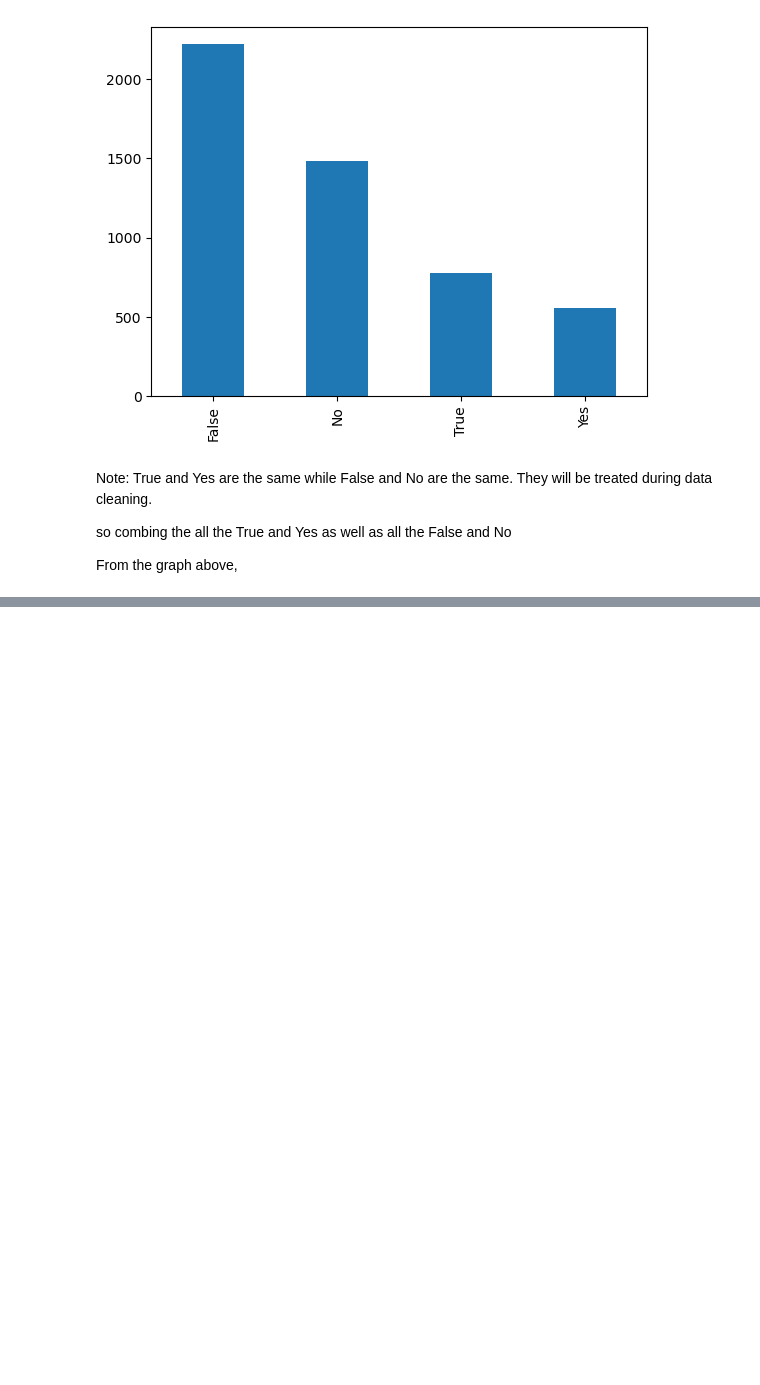
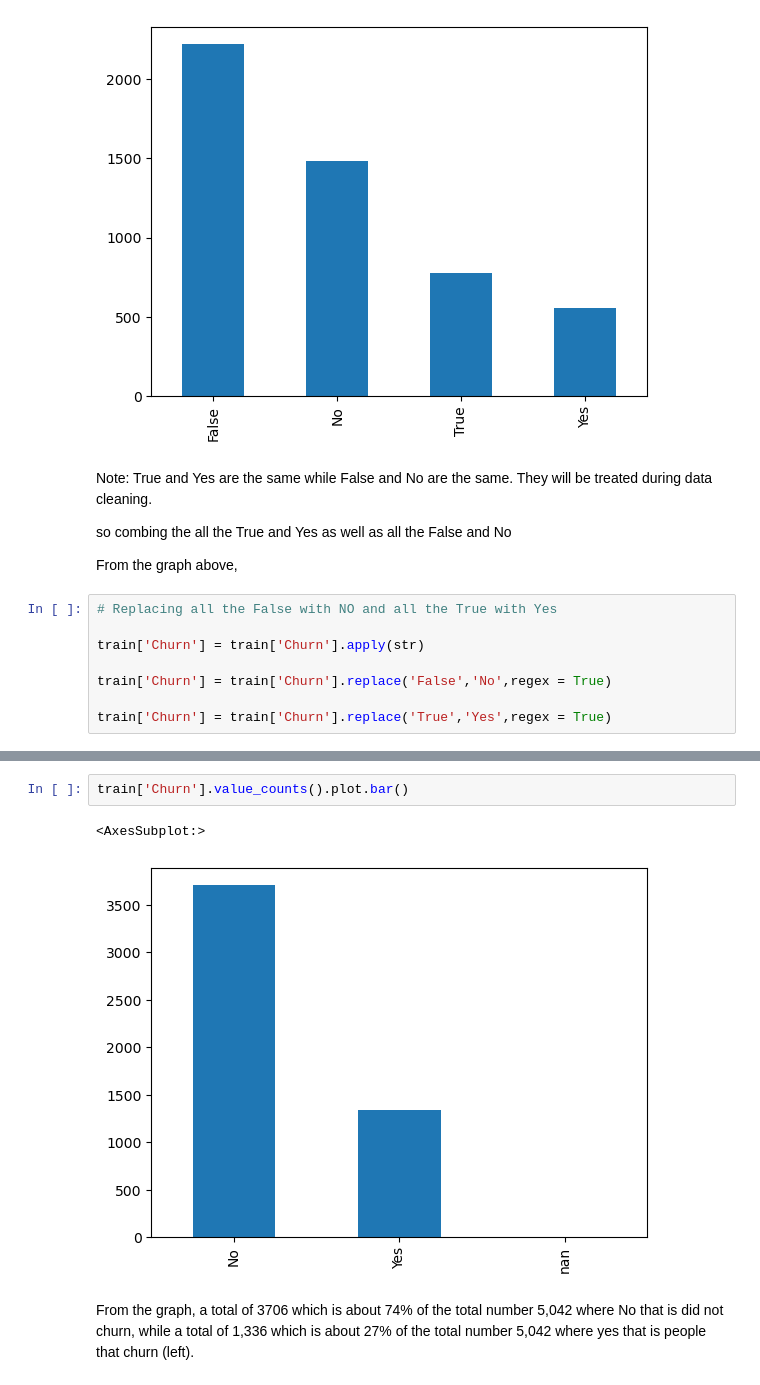
Before and after one commit to Christian-Iyke/Customer_Churn_Classification_Project, a Jupyter notebook: CUSTOMER_CHURN_PROJECT.ipynb, the cells around one changed output, grey strips where cells are left out. Drawn from its saved outputs; the diff is of its cells as text; blank space fills up the shorter version.

```diff
--- a/CUSTOMER_CHURN_PROJECT.ipynb
+++ b/CUSTOMER_CHURN_PROJECT.ipynb
@@ -411,3 +411,11 @@ so combing the all the True and Yes as well as all the False and No
 
 
 From the graph above,
+# %%
+# Replacing all the False with NO and all the True with Yes
+
+train['Churn'] = train['Churn'].apply(str)
+
+train['Churn'] = train['Churn'].replace('False','No',regex = True)
+
+train['Churn'] = train['Churn'].replace('True','Yes',regex = True)
@@ -413,0 +436,7 @@ From the graph above,
+# %%
+train['Churn'].value_counts().plot.bar()
+# %% [output]
+<AxesSubplot:>
+[figure, added]
+# %% [markdown]
+From the graph, a total of 3706 which is about 74% of the total number 5,042 where No that is did not churn, while a total of 1,336 which is about 27% of the total number 5,042 where yes that is people that churn (left).
```
Also changed, not shown: parts of 2 cells of this notebook, 1 other file.
